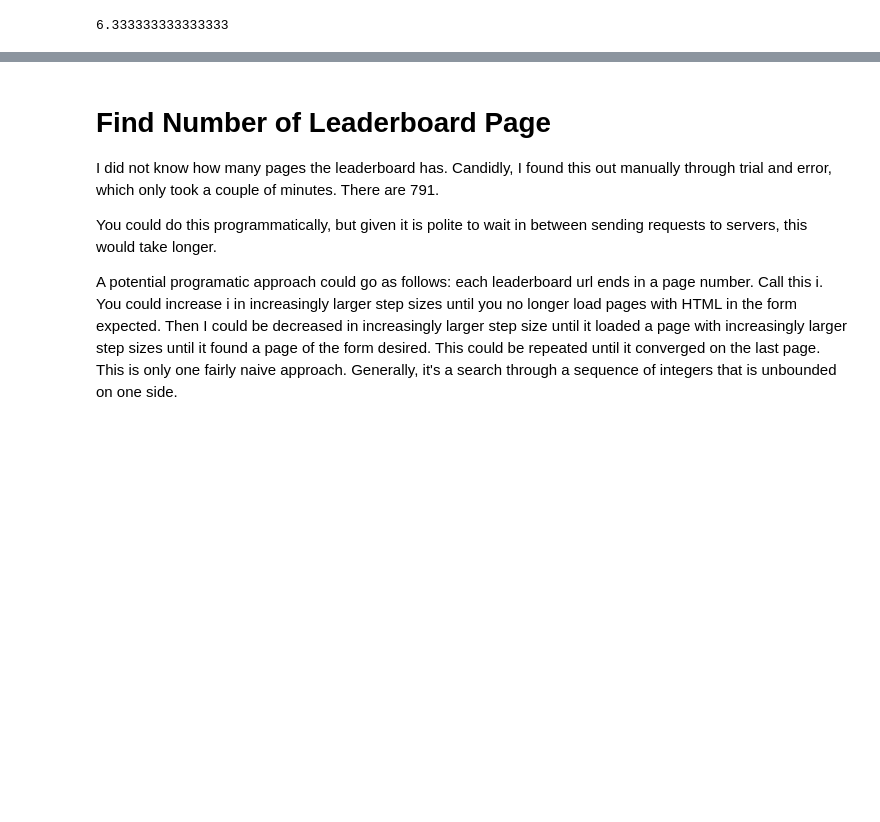
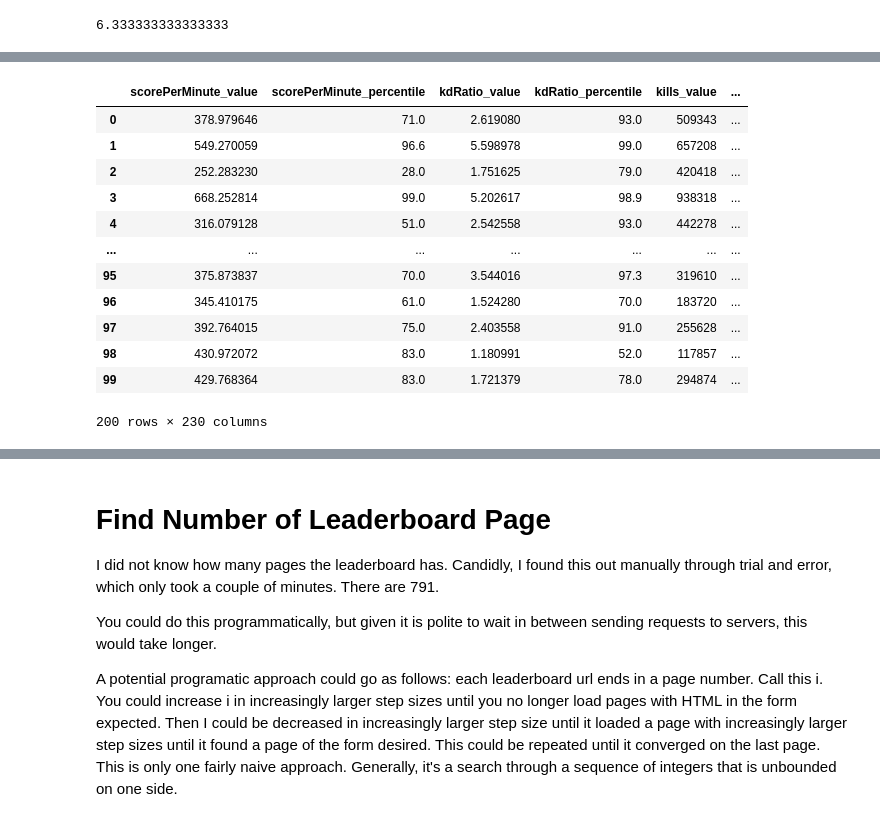
Before and after one commit to penichols10/Battlefield_players, a Jupyter notebook: bfv_players.ipynb, the cells around one changed output, grey strips where cells are left out. Drawn from its saved outputs; the diff is of its cells as text; code cells hidden in the pictures; blank space fills up the shorter version.

```diff
--- a/bfv_players.ipynb
+++ b/bfv_players.ipynb
@@ -354,0 +351,6 @@ time_played
+# %%
+url = 'https://api.tracker.gg/api/v1/bfv/standard/leaderboards?type=stats&platform=all&board=WINS&skip=0&take=100'
+driver.get(url)
+leaderboard_content = driver.page_source.encode('utf-8').strip()
+soup = bs(leaderboard_content)
+leaderboard_json = json.loads(soup.body.pre.text)['data']['items']
@@ -354,0 +505,29 @@ time_played
+# %%
+def parse_player_stats(stat_dict):
+    for player_id in tqdm(stat_dict['player_id']):
+
+        # Get overall history for player
+        api_url = f"https://api.tracker.gg/api/v2/bfv/standard/profile/{player_id}?"
+
+        driver.get(api_url)
+        history_content = driver.page_source.encode('utf-8').strip()
+        soup = bs(history_content)
+        history_json = json.loads(soup.body.pre.text)['data']['segments'][0]['stats']
+
+        stat_dict = parse_history_for_player(history_json, sd)
+
+        # Get class info for the user in question
+        api_url = f"https://api.tracker.gg/api/v2/bfv/standard/profile/{player_id}/segments/class"
+
+        driver.get(api_url)
+        class_content = driver.page_source.encode('utf-8').strip()
+        soup = bs(class_content)
+        classes_json = json.loads(soup.body.pre.text)['data']
+
+        stat_dict = parse_classes_for_player(classes_json, stat_dict)
+
+        time.sleep(1)
+
+    return stat_dict
+
+stat_dict = parse_player_stats(stat_dict)
@@ -354,0 +602,19 @@ time_played
+# %%
+a = pd.DataFrame.from_dict(stat_dict)
+b = pd.DataFrame.from_dict(stat_dict)
+# %%
+pd.concat([a,b])
+# %% [output]
+|  | scorePerMinute_value | scorePerMinute_percentile | kdRatio_value | kdRatio_percentile | kills_value | ... |
+| 0 | 378.979646 | 71.0 | 2.619080 | 93.0 | 509343 | ... |
+| 1 | 549.270059 | 96.6 | 5.598978 | 99.0 | 657208 | ... |
+| 2 | 252.283230 | 28.0 | 1.751625 | 79.0 | 420418 | ... |
+| 3 | 668.252814 | 99.0 | 5.202617 | 98.9 | 938318 | ... |
+| 4 | 316.079128 | 51.0 | 2.542558 | 93.0 | 442278 | ... |
+| ... | ... | ... | ... | ... | ... | ... |
+| 95 | 375.873837 | 70.0 | 3.544016 | 97.3 | 319610 | ... |
+| 96 | 345.410175 | 61.0 | 1.524280 | 70.0 | 183720 | ... |
+| 97 | 392.764015 | 75.0 | 2.403558 | 91.0 | 255628 | ... |
+| 98 | 430.972072 | 83.0 | 1.180991 | 52.0 | 117857 | ... |
+| 99 | 429.768364 | 83.0 | 1.721379 | 78.0 | 294874 | ... |
+200 rows × 230 columns
```
Also changed, not shown: parts of 23 cells of this notebook, 2 other files.
